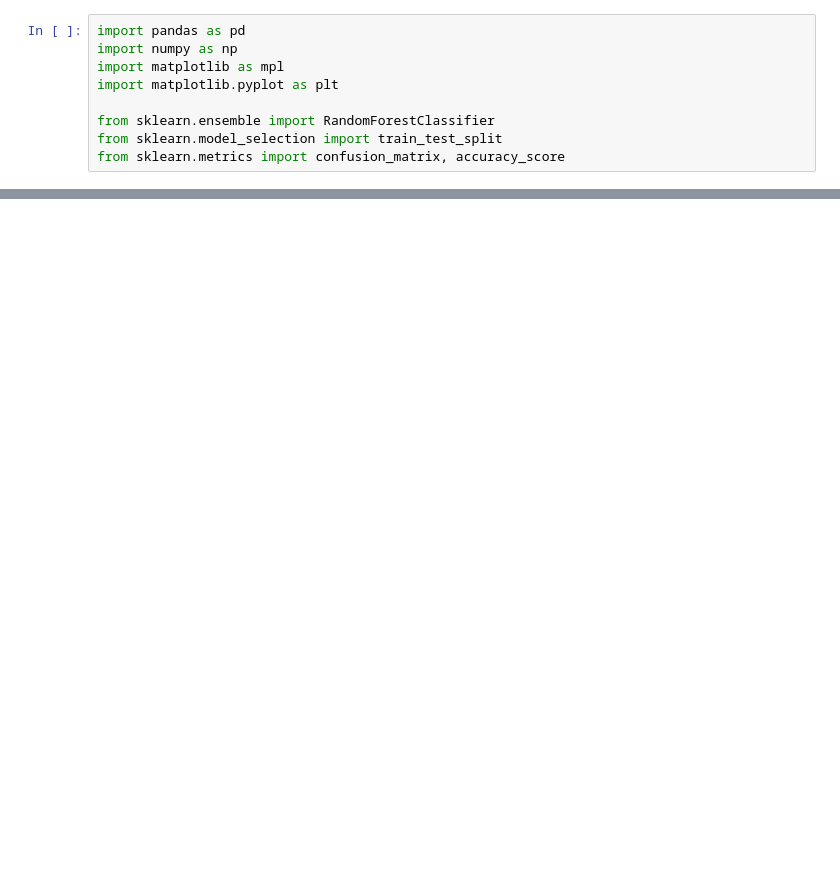
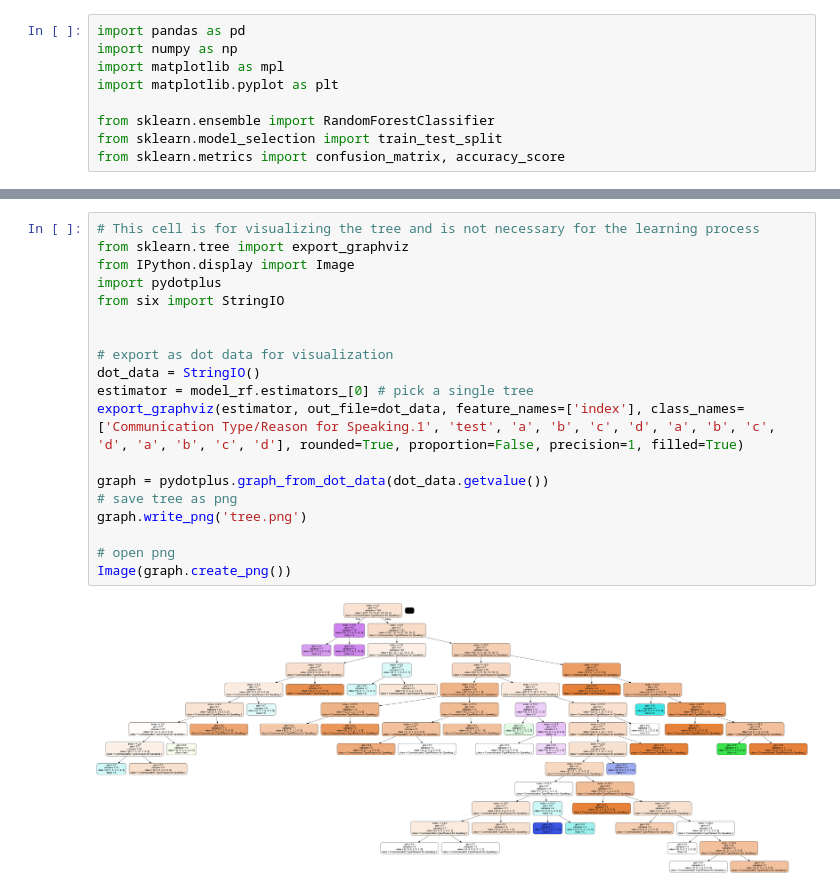
Before and after one commit to YangHusurianto/honeywell-atc-ai, a Jupyter notebook: random-forest.ipynb, the cells around one changed output, grey strips where cells are left out. Cells and saved outputs as stored; diff of their text form; blank space fills up the shorter version.

Commit message:
add random forest tree visualization

```diff
--- a/random-forest.ipynb
+++ b/random-forest.ipynb
@@ -84,0 +142,21 @@ print(accuracy_score(yTest,pred))
+# %%
+# This cell is for visualizing the tree and is not necessary for the learning process
+from sklearn.tree import export_graphviz
+from IPython.display import Image
+import pydotplus
+from six import StringIO
+
+
+# export as dot data for visualization
+dot_data = StringIO()
+estimator = model_rf.estimators_[0] # pick a single tree
+export_graphviz(estimator, out_file=dot_data, feature_names=['index'], class_names=['Communication Type/Reason for Speaking.1', 'test', 'a', 'b', 'c', 'd', 'a', 'b', 'c', 'd', 'a', 'b', 'c', 'd'], rounded=True, proportion=False, precision=1, filled=True)
+
+graph = pydotplus.graph_from_dot_data(dot_data.getvalue())
+# save tree as png
+graph.write_png('tree.png')
+
+# open png
+Image(graph.create_png())
+# %% [output]
+[figure, added]
```
Also changed, not shown: parts of 3 cells of this notebook.
